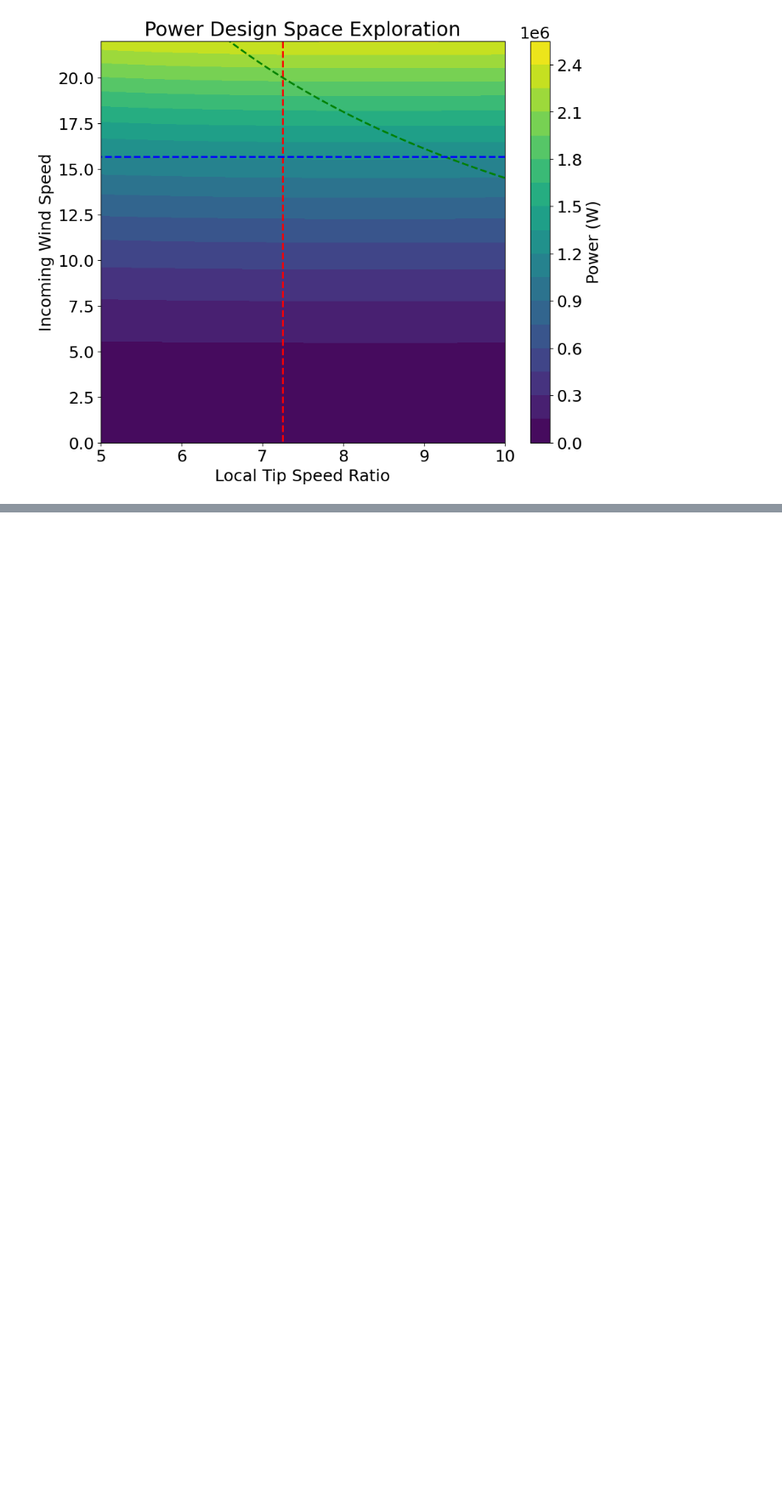
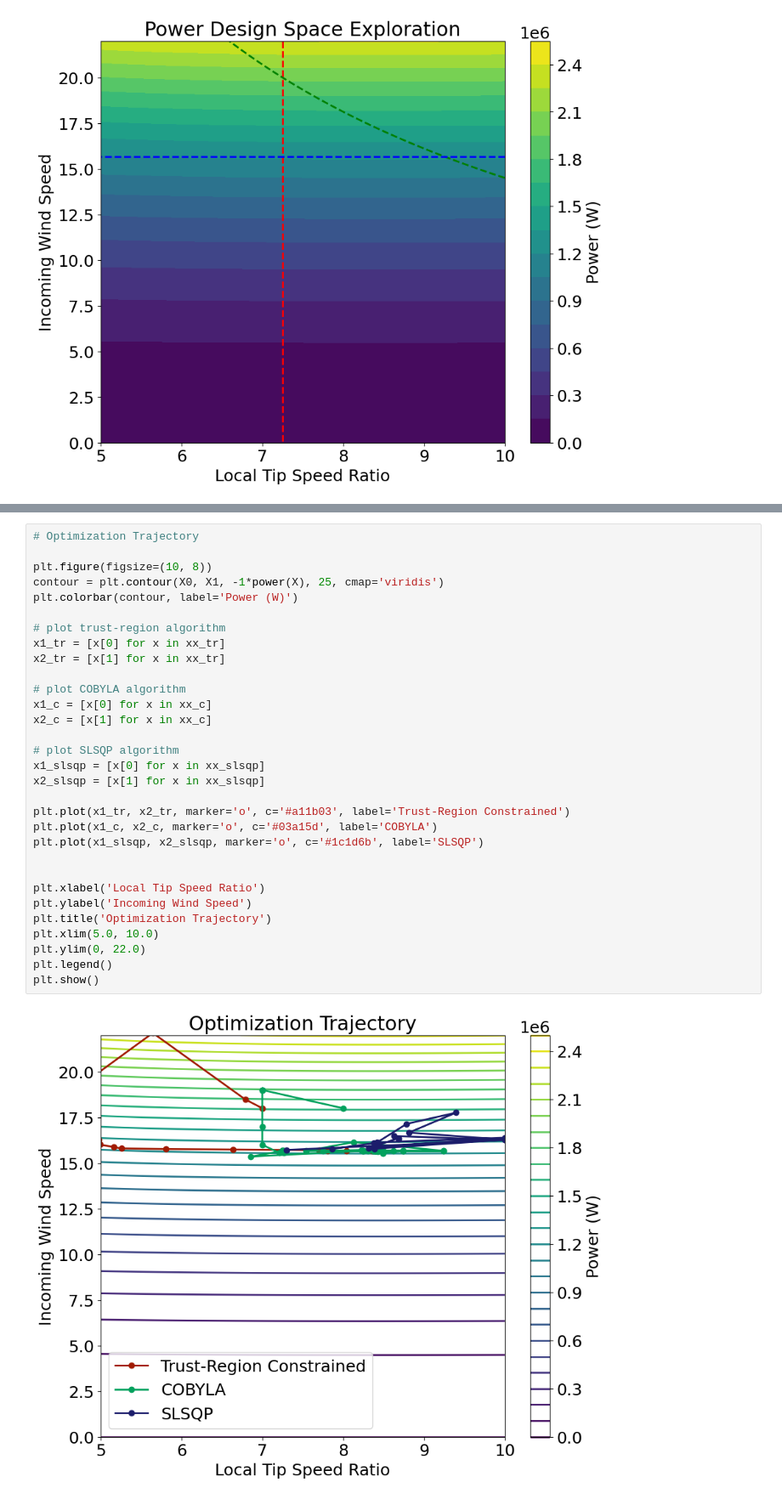
Before and after one commit to divyatyagi8/AERSP497_Project, a Jupyter notebook: windpower_opt.ipynb, the cells around one changed output, grey strips where cells are left out. Shown at 85% size. Cells and saved outputs as stored; diff of their text form; blank space fills up the shorter version.

```diff
--- a/windpower_opt.ipynb
+++ b/windpower_opt.ipynb
@@ -385,0 +443,33 @@ IndexError: list index out of range
+# %%
+# Optimization Trajectory
+
+plt.figure(figsize=(10, 8))
+contour = plt.contour(X0, X1, -1*power(X), 25, cmap='viridis')
+plt.colorbar(contour, label='Power (W)')
+
+# plot trust-region algorithm
+x1_tr = [x[0] for x in xx_tr]
+x2_tr = [x[1] for x in xx_tr]
+
+# plot COBYLA algorithm
+x1_c = [x[0] for x in xx_c]
+x2_c = [x[1] for x in xx_c]
+
+# plot SLSQP algorithm
+x1_slsqp = [x[0] for x in xx_slsqp]
+x2_slsqp = [x[1] for x in xx_slsqp]
+
+plt.plot(x1_tr, x2_tr, marker='o', c='#a11b03', label='Trust-Region Constrained')
+plt.plot(x1_c, x2_c, marker='o', c='#03a15d', label='COBYLA')
+plt.plot(x1_slsqp, x2_slsqp, marker='o', c='#1c1d6b', label='SLSQP')
+
+
+plt.xlabel('Local Tip Speed Ratio')
+plt.ylabel('Incoming Wind Speed')
+plt.title('Optimization Trajectory')
+plt.xlim(5.0, 10.0)
+plt.ylim(0, 22.0)
+plt.legend()
+plt.show()
+# %% [output]
+[figure, added]
```
Also changed, not shown: parts of 9 cells of this notebook.
